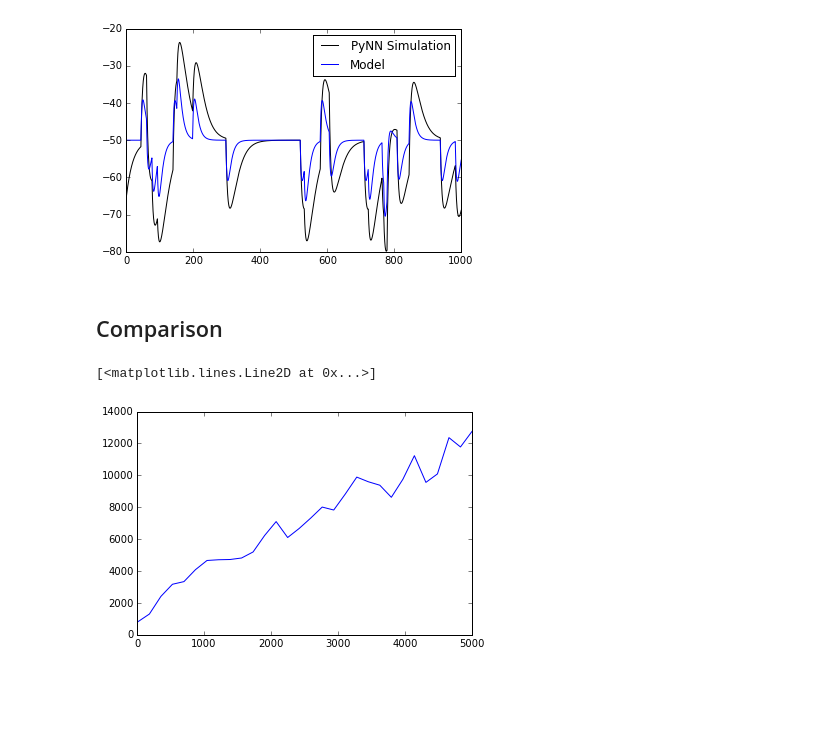
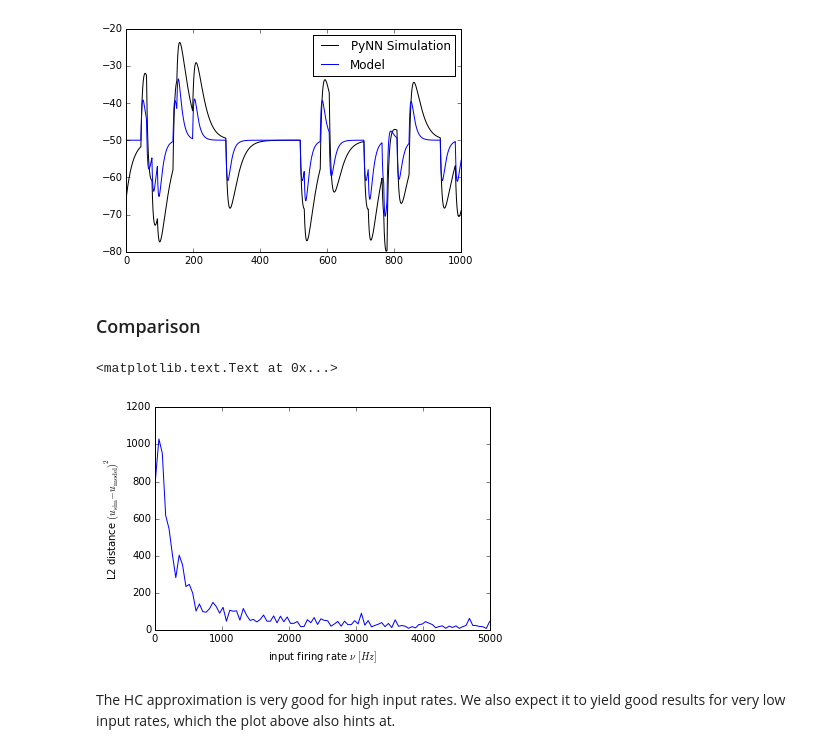
Before and after one commit to nilsvu/bic-ws1516, a Jupyter notebook: 05/5.2.ipynb, the cells around one changed output. Cells and saved outputs as stored; diff of their text form; code cells hidden in the pictures; blank space fills up the shorter version.

```diff
--- a/05/lsgn/2b.ipynb
+++ b/05/5.2.ipynb
@@ -26,7 +68,7 @@ neuron_parameters={
 }
 weight = 0.01
 t_sim = 1000.
-rates = np.linspace(10, 5000, 30)
+rates = np.linspace(10, 5000, 100)
 f_sample_i = 0
 dt = 0.1
 t = np.arange(0,t_sim,dt)
@@ -85,7 +131,7 @@ t_s = {
 }
 
 u_eff = lambda f: (g_l*E_l + I_ext + (tau_syn['inh']*E_rev['inh'] + tau_syn['exc']*E_rev['exc'])*weight*f) / (g_l + weight*f*(tau_syn['inh'] + tau_syn['exc']))
-g_tot = g_l + C_m/tau_syn['inh'] + C_m/tau_syn['exc']
-tau_eff = C_m / g_tot
-u_eff_0 = lambda f: g_l/g_tot*(u_eff(f)-E_l-I_ext/g_l)
+g_tot = lambda f: g_l + weight*f/100*(tau_syn['inh'] + tau_syn['exc'])#g_l + C_m/tau_syn['inh'] + C_m/tau_syn['exc']
+tau_eff = lambda f: C_m / g_tot(f)
+u_eff_0 = lambda f: g_l/g_tot(f)*(u_eff(f)-E_l-I_ext/g_l)
 heaviside = lambda t: 0.5 * (np.sign(t) + 1)
@@ -92,5 +142,5 @@ heaviside = lambda t: 0.5 * (np.sign(t) + 1)
 # %%
-u_spike = lambda t, t_s, syn_type, f: tau_syn[syn_type]*weight*(E_rev[syn_type] - u_eff(f)) / (g_tot * (tau_syn[syn_type] - tau_eff)) * heaviside(t-t_s) * ( exp(-(t-t_s)/tau_syn[syn_type]) - exp(-(t-t_s)/tau_eff) )
+u_spike = lambda t, t_s, syn_type, f: tau_syn[syn_type]*weight*(E_rev[syn_type] - u_eff(f)) / (g_tot(f) * (tau_syn[syn_type] - tau_eff(f))) * heaviside(t-t_s) * ( exp(-(t-t_s)/tau_syn[syn_type]) - exp(-(t-t_s)/tau_eff(f)) )
 
 t_s_sample = t_sim / 4
 fig, axs = plt.subplots(1,2, sharey=True)
@@ -120,10 +170,14 @@ plt.legend()
 <matplotlib.legend.Legend at 0x...>
 [figure]
 # %% [markdown]
-## Comparison
+### Comparison
 # %%
-d = [np.sqrt(np.sum((u_sim[f_i] - u_model[f_i])**2)) for f_i in range(len(rates))]
+d = [np.sqrt(np.nansum((u_sim[f_i] - u_model[f_i])**2)) for f_i in range(len(rates))]
 plt.plot(rates,d)
+plt.xlabel(ur'input firing rate $\nu \, [Hz]$')
+plt.ylabel(ur'L2 distance $(u_{\mathrm{sim}} - u_{\mathrm{model}})^2$')
 # %% [output]
-[<matplotlib.lines.Line2D at 0x...>]
+<matplotlib.text.Text at 0x...>
-[figure, old version]
+[figure, new version]
+# %% [markdown]
+The HC approximation is very good for high input rates. We also expect it to yield good results for very low input rates, which the plot above also hints at.
```
Also changed, not shown: parts of 7 cells of this notebook, 5 other files.
